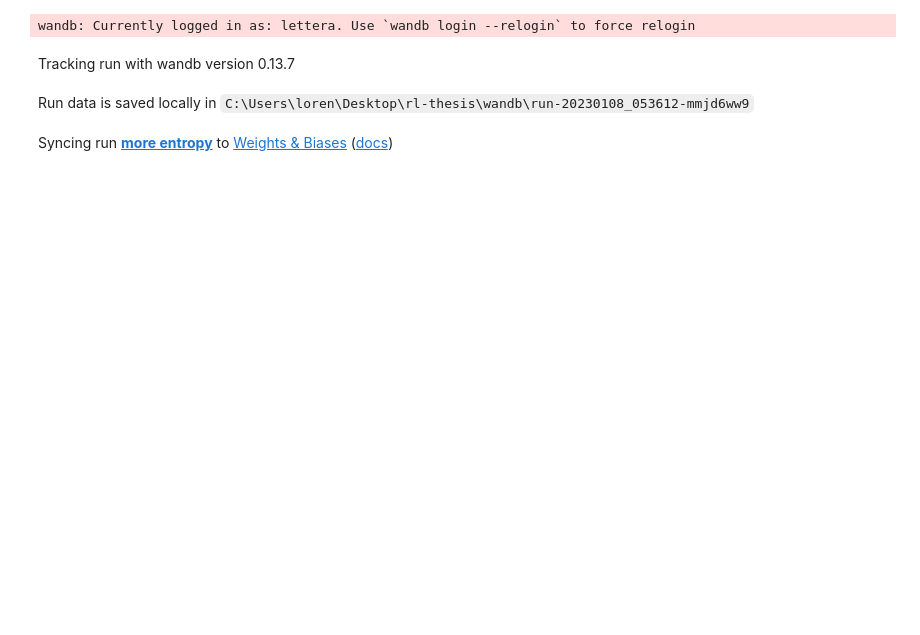
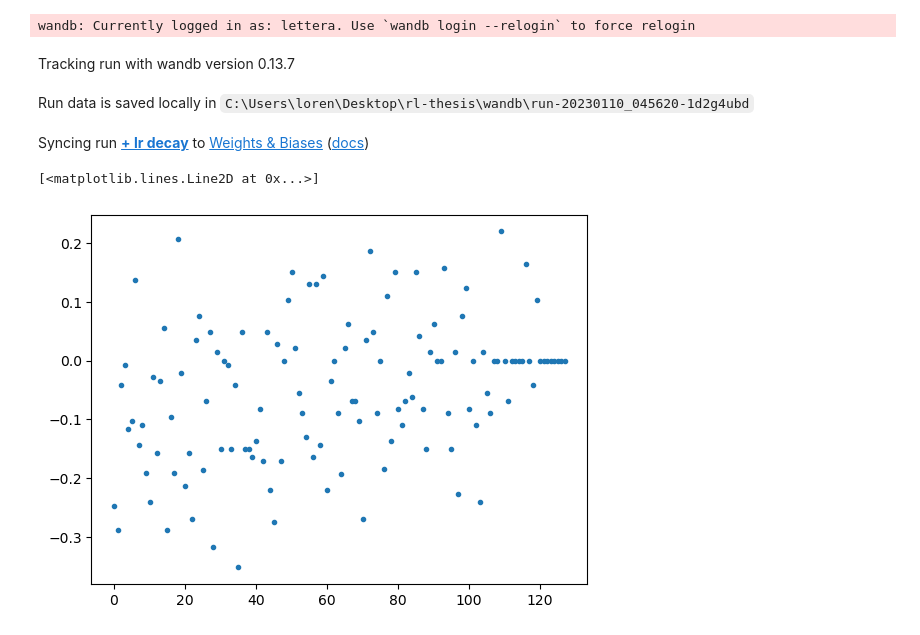
Before and after one commit to LetteraUnica/BriscolaBot, a Jupyter notebook: briscola.ipynb, the cells around one changed output. Cells and saved outputs as stored; diff of their text form; code cells hidden in the pictures; blank space fills up the shorter version.

```diff
--- a/briscola.ipynb
+++ b/briscola.ipynb
@@ -43,7 +54,7 @@ params["batch_size"] = params["n_envs"] * params["n_steps"]
 params["num_updates"] = params["total_timesteps"] // params["batch_size"]
 # %%
 run = wandb.init(
-        name=None,
+        name="+ lr decay",
         project="briscolaBot",
         entity="lettera",
         config=params,
@@ -54,8 +65,33 @@ run = wandb.init(
 # %% [output]
 wandb: Currently logged in as: lettera. Use `wandb login --relogin` to force relogin
 Tracking run with wandb version 0.13.7
-Run data is saved locally in C:\Users\loren\Desktop\rl-thesis\wandb\run-20230108_053612-mmjd6ww9
+Run data is saved locally in C:\Users\loren\Desktop\rl-thesis\wandb\run-20230110_045620-1d2g4ubd
-Syncing run more entropy to Weights & Biases (docs)
+Syncing run + lr decay to Weights & Biases (docs)
 # %%
 vec_env = VectorizedEnv(lambda: TwoPlayerBriscola(reward_for_win=params["reward_for_win"]), params["n_envs"])
+# %%
+from scipy.special import logit
+
+
+def compute_rating(current_policy: Agent,
+                   other_player_policy: Agent,
+                   n_games: int = 512,
+                   env_fn = lambda: TwoPlayerBriscola(),
+                   current_player: str = "player_0",
+                   other_player: str = "player_1"):
+    vec_env = VectorizedEnv(env_fn, n_games)
+    vec_env.reset()
+    other_player_policies = [other_player_policy]
+    for step in range(params["n_steps"]):
+        with torch.no_grad():
+            play_all_moves_of_players(vec_env, other_player_policies, other_player)
+            next_obs, action_mask, _, _ = get_state_representation(vec_env)
+            actions = current_policy.get_actions(next_obs.to(device), action_mask.to(device))
+
+        vec_env.step(actions.cpu().numpy())
+    play_all_moves_of_players(vec_env, other_player_policies, "player_1")  # Play the last move
+
+    scores = np.array([env.get_game_outcome(current_player) for env in vec_env.get_envs()], dtype=np.float64)
+    mean_score = np.mean(scores)
+    return mean_score, logit(mean_score)
 # %%
@@ -204,2 +271,7 @@ for update in range(1, params["num_updates"] + 1):
     })
+# %%
+pl.plot(pool.ratings, '.')
+# %% [output]
+[<matplotlib.lines.Line2D at 0x...>]
+[figure, added]
 # %%
```
Also changed, not shown: parts of 4 cells of this notebook, 2 other files.
